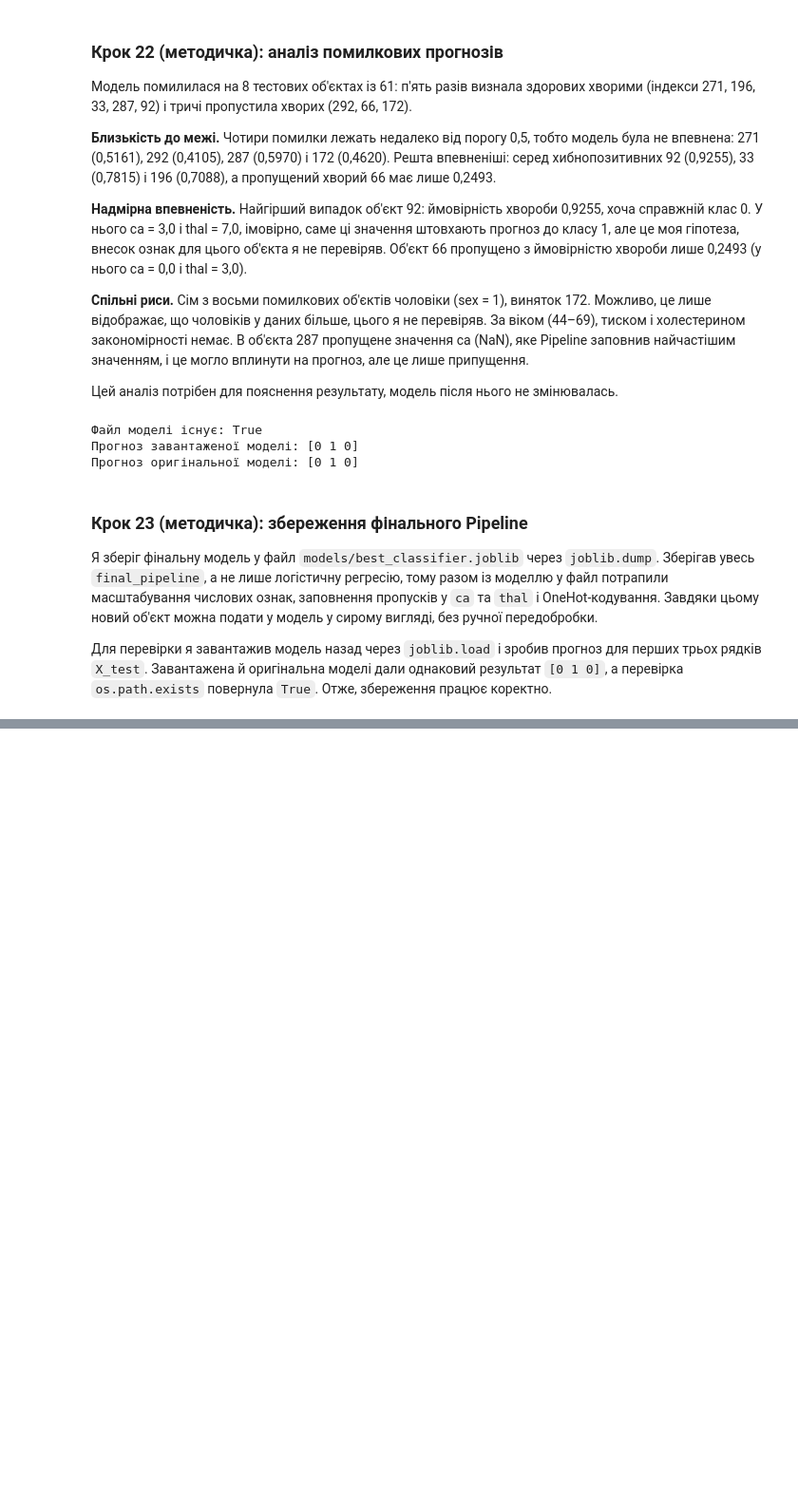
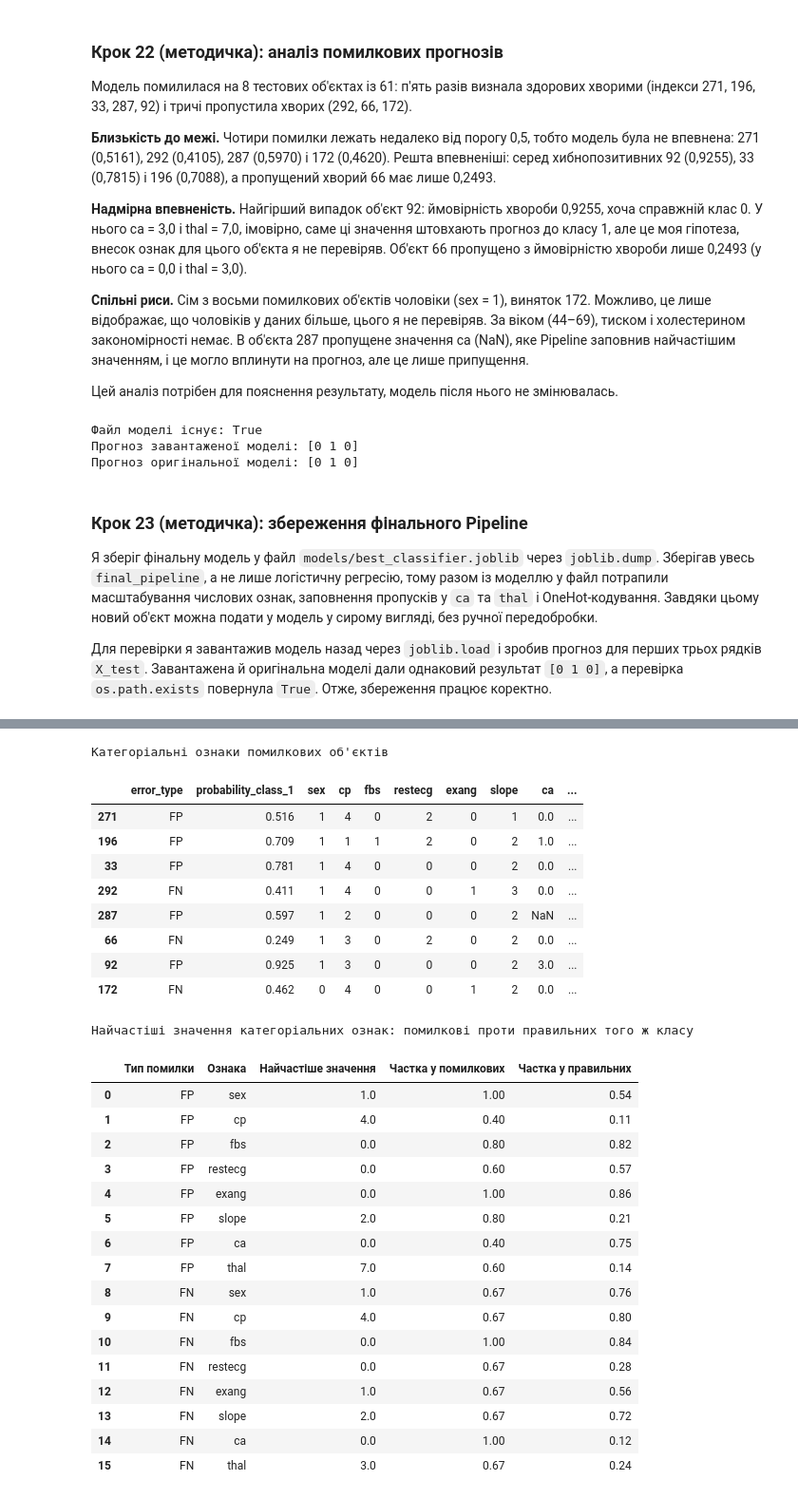
Before and after one commit to Anton-maxi/pattern-recognition-practice, a Jupyter notebook: classification-mini-project/notebooks/PR04_Zboryk_Anton.ipynb, the cells around one changed output, grey strips where cells are left out. Shown at 95% size. Saved outputs shown, nothing was run; the diff lists cells and outputs as text; code cells hidden in the pictures; blank space fills up the shorter version.

```diff
--- a/classification-mini-project/notebooks/PR04_Zboryk_Anton.ipynb
+++ b/classification-mini-project/notebooks/PR04_Zboryk_Anton.ipynb
@@ -1673,0 +1779,60 @@ print("Прогноз оригінальної моделі:", original_predicti
+# %%
+# Додаткове ПР7, завдання 2 (частина 2): категоріальні ознаки помилкових об'єктів
+# Використовуємо mistakes_typed і correct_final з частини 1
+
+# Усі 8 помилок з категоріальними ознаками і ймовірністю класу 1
+print("Категоріальні ознаки помилкових об'єктів")
+display(mistakes_typed[["error_type", "probability_class_1"] + categorical_columns].round(3))
+
+res_cat_errors = []
+
+for error_type, actual_class in [("FP", 0), ("FN", 1)]:
+    group_errors = mistakes_typed[mistakes_typed["error_type"] == error_type]
+    group_correct = correct_final[correct_final["actual"] == actual_class]
+
+    for col in categorical_columns:
+        # Найчастіше значення серед помилок (пропуски ігноруються)
+        top_value = group_errors[col].mode().iloc[0]
+
+        res_cat_errors.append({
+            "Тип помилки": error_type,
+            "Ознака": col,
+            "Найчастіше значення": top_value,
+            "Частка у помилкових": (group_errors[col] == top_value).mean(),
+            "Частка у правильних": (group_correct[col] == top_value).mean()
+        })
+
+df_cat_errors = pd.DataFrame(res_cat_errors)
+
+print()
+print("Найчастіші значення категоріальних ознак: помилкові проти правильних того ж класу")
+display(df_cat_errors.round(2))
+# %% [output]
+Категоріальні ознаки помилкових об'єктів
+|  | error_type | probability_class_1 | sex | cp | fbs | restecg | exang | slope | ca | ... |
+| 271 | FP | 0.516 | 1 | 4 | 0 | 2 | 0 | 1 | 0.0 | ... |
+| 196 | FP | 0.709 | 1 | 1 | 1 | 2 | 0 | 2 | 1.0 | ... |
+| 33 | FP | 0.781 | 1 | 4 | 0 | 0 | 0 | 2 | 0.0 | ... |
+| 292 | FN | 0.411 | 1 | 4 | 0 | 0 | 1 | 3 | 0.0 | ... |
+| 287 | FP | 0.597 | 1 | 2 | 0 | 0 | 0 | 2 | NaN | ... |
+| 66 | FN | 0.249 | 1 | 3 | 0 | 2 | 0 | 2 | 0.0 | ... |
+| 92 | FP | 0.925 | 1 | 3 | 0 | 0 | 0 | 2 | 3.0 | ... |
+| 172 | FN | 0.462 | 0 | 4 | 0 | 0 | 1 | 2 | 0.0 | ... |
+Найчастіші значення категоріальних ознак: помилкові проти правильних того ж класу
+|  | Тип помилки | Ознака | Найчастіше значення | Частка у помилкових | Частка у правильних |
+| 0 | FP | sex | 1.0 | 1.00 | 0.54 |
+| 1 | FP | cp | 4.0 | 0.40 | 0.11 |
+| 2 | FP | fbs | 0.0 | 0.80 | 0.82 |
+| 3 | FP | restecg | 0.0 | 0.60 | 0.57 |
+| 4 | FP | exang | 0.0 | 1.00 | 0.86 |
+| 5 | FP | slope | 2.0 | 0.80 | 0.21 |
+| 6 | FP | ca | 0.0 | 0.40 | 0.75 |
+| 7 | FP | thal | 7.0 | 0.60 | 0.14 |
+| 8 | FN | sex | 1.0 | 0.67 | 0.76 |
+| 9 | FN | cp | 4.0 | 0.67 | 0.80 |
+| 10 | FN | fbs | 0.0 | 1.00 | 0.84 |
+| 11 | FN | restecg | 0.0 | 0.67 | 0.28 |
+| 12 | FN | exang | 1.0 | 0.67 | 0.56 |
+| 13 | FN | slope | 2.0 | 0.67 | 0.72 |
+| 14 | FN | ca | 0.0 | 1.00 | 0.12 |
+| 15 | FN | thal | 3.0 | 0.67 | 0.24 |
```
Also changed, not shown: parts of 12 cells of this notebook.
